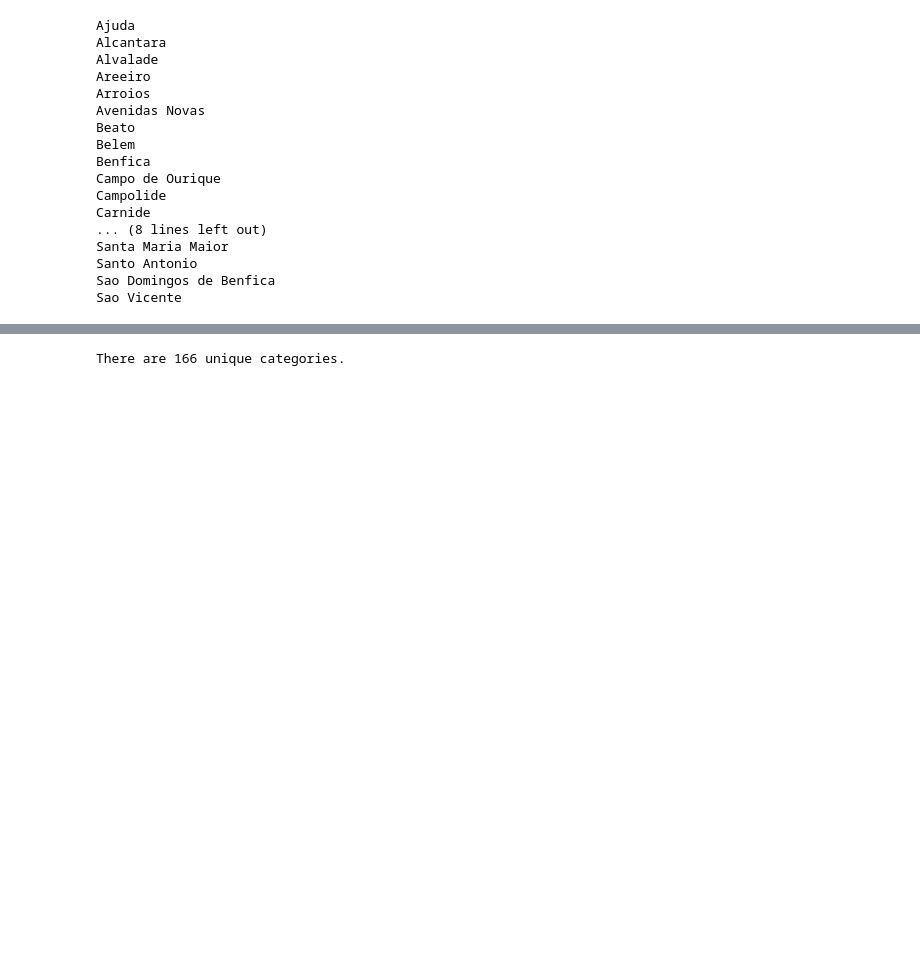
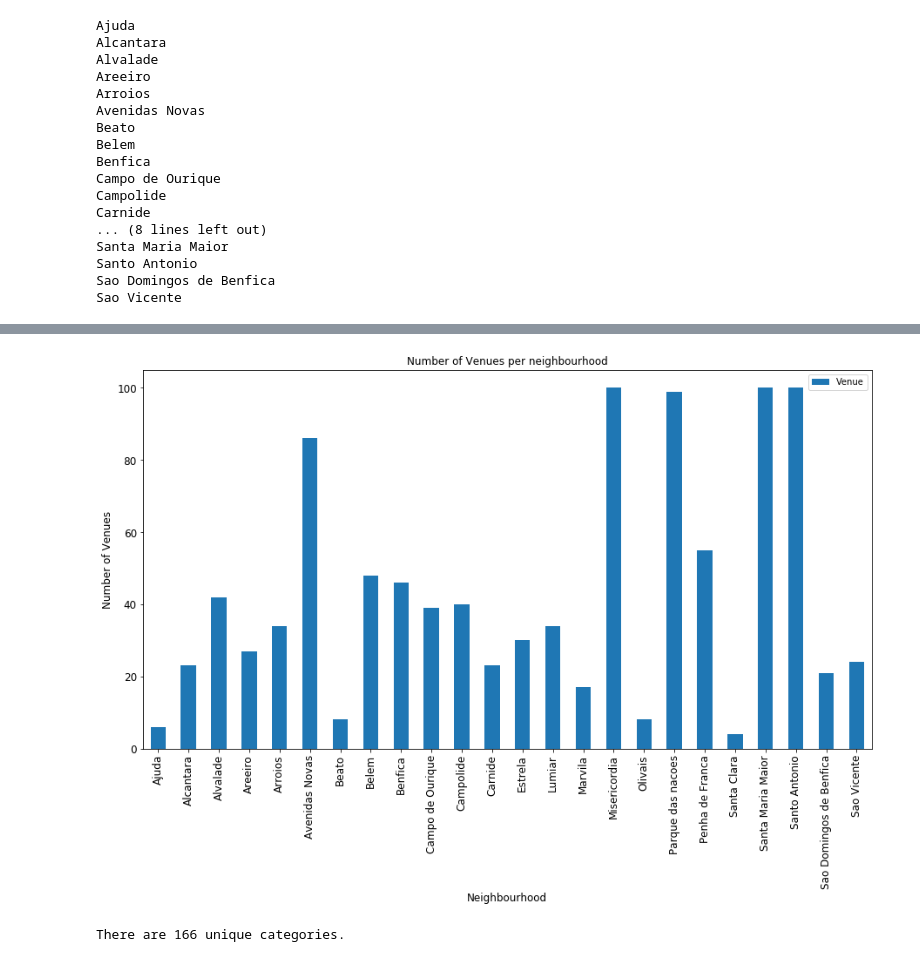
Before and after one commit to mdsl22/Coursera_Capstone, a Jupyter notebook: Lisbon.ipynb, the cells around one changed output, grey strips where cells are left out. Cells and saved outputs as stored; diff of their text form; code cells hidden in the pictures; blank space fills up the shorter version.

```diff
--- a/Lisbon.ipynb
+++ b/Lisbon.ipynb
@@ -388,6 +380,16 @@ venues.groupby('Neighborhood').count()
 | Santo Antonio | 100 | 100 | 100 | 100 | 100 | ... |
 | Sao Domingos de Benfica | 21 | 21 | 21 | 21 | 21 | ... |
 | Sao Vicente | 24 | 24 | 24 | 24 | 24 | ... |
+# %%
+df_graph = venues.groupby('Neighborhood').count()
+# %%
+import matplotlib.pyplot as plt
+ax = df_graph[['Venue']].plot(kind='bar', title ="Number of Venues per neighbourhood", figsize=(15, 8), legend=True, fontsize=12)
+ax.set_xlabel("Neighbourhood", fontsize=12)
+ax.set_ylabel("Number of Venues", fontsize=12)
+plt.show()
+# %% [output]
+[figure, added]
 # %%
 print('There are {} unique categories.'.format(len(venues['Venue Category'].unique())))
 # %% [output]
```
Also changed, not shown: parts of 1 cell of this notebook.
